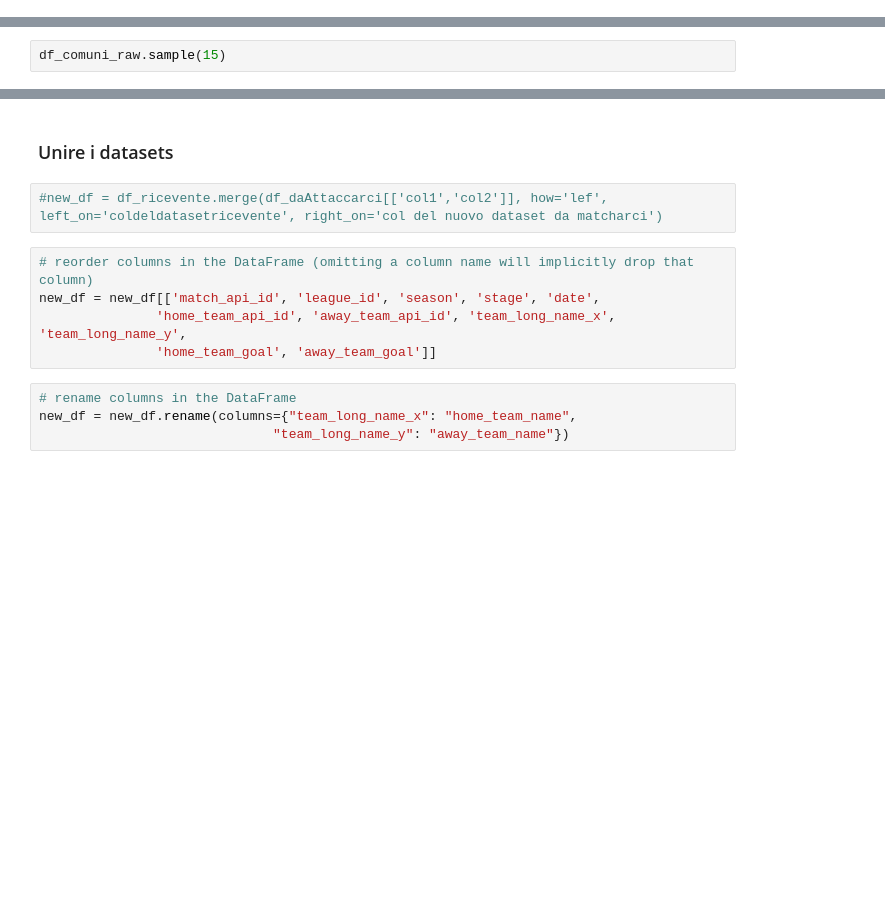
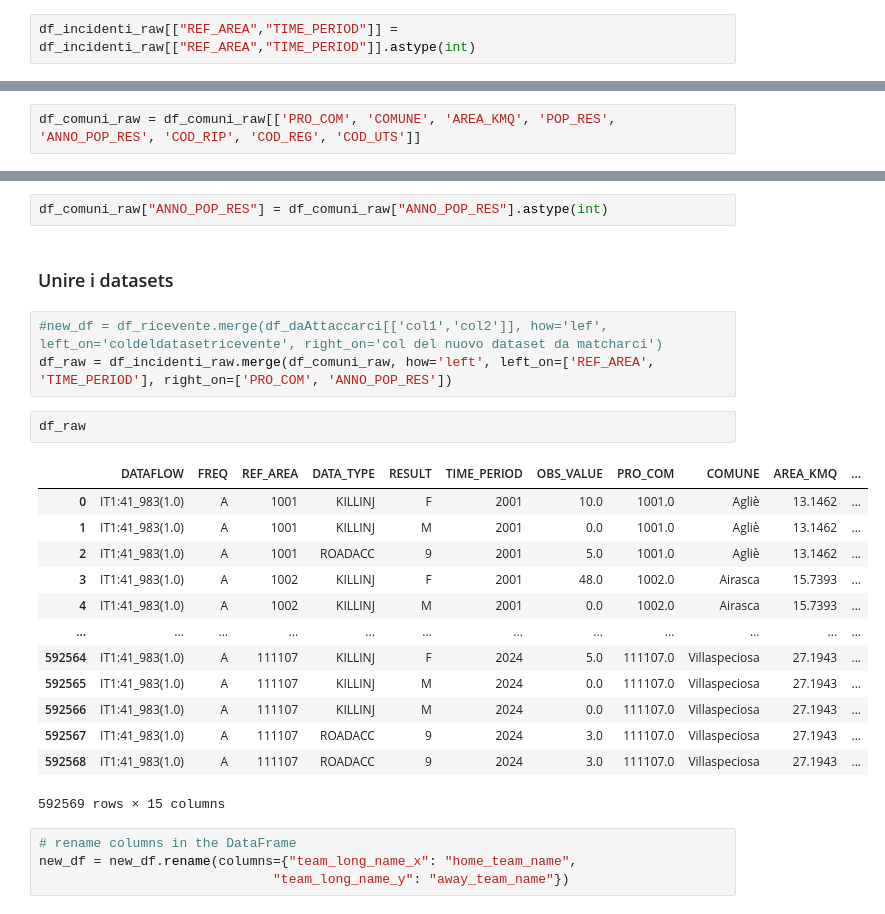
Before and after one commit to giuliocipone-lang/Boolean_capstone_project, a Jupyter notebook: sandbox/notebook1.ipynb, the cells around one changed output, grey strips where cells are left out. Saved outputs shown, nothing was run; the diff lists cells and outputs as text; blank space fills up the shorter version.

Commit message:
unito i due df incidenti+comuni!

```diff
--- a/sandbox/notebook1.ipynb
+++ b/sandbox/notebook1.ipynb
@@ -208,3 +174,5 @@ df_incidenti_raw
+# %%
+df_incidenti_raw[["REF_AREA","TIME_PERIOD"]] = df_incidenti_raw[["REF_AREA","TIME_PERIOD"]].astype(int)
 # %% [markdown]
 ### Dati comuni: nome, superficie, popolazione
 
@@ -227,4 +195,4 @@ for i in range(2001, current_year, 1):
 
 df_comuni_raw = pd.concat(dfs, ignore_index=True)
 # %%
-df_comuni_raw.sample(15)
+df_comuni_raw = df_comuni_raw[['PRO_COM', 'COMUNE', 'AREA_KMQ', 'POP_RES', 'ANNO_POP_RES', 'COD_RIP', 'COD_REG', 'COD_UTS']]
@@ -248,12 +199,26 @@ df_comuni_raw.sample(15)
+# %%
+df_comuni_raw["ANNO_POP_RES"] = df_comuni_raw["ANNO_POP_RES"].astype(int)
 # %% [markdown]
 ### Unire i datasets
 # %%
 #new_df = df_ricevente.merge(df_daAttaccarci[['col1','col2']], how='lef', left_on='coldeldatasetricevente', right_on='col del nuovo dataset da matcharci')
+df_raw = df_incidenti_raw.merge(df_comuni_raw, how='left', left_on=['REF_AREA', 'TIME_PERIOD'], right_on=['PRO_COM', 'ANNO_POP_RES'])
-# %%
-# reorder columns in the DataFrame (omitting a column name will implicitly drop that column)
-new_df = new_df[['match_api_id', 'league_id', 'season', 'stage', 'date',
-               'home_team_api_id', 'away_team_api_id', 'team_long_name_x', 'team_long_name_y',
-               'home_team_goal', 'away_team_goal']]
+# %%
+df_raw
+# %% [output]
+|  | DATAFLOW | FREQ | REF_AREA | DATA_TYPE | RESULT | TIME_PERIOD | OBS_VALUE | PRO_COM | COMUNE | AREA_KMQ | ... |
+| 0 | IT1:41_983(1.0) | A | 1001 | KILLINJ | F | 2001 | 10.0 | 1001.0 | Agliè | 13.1462 | ... |
+| 1 | IT1:41_983(1.0) | A | 1001 | KILLINJ | M | 2001 | 0.0 | 1001.0 | Agliè | 13.1462 | ... |
+| 2 | IT1:41_983(1.0) | A | 1001 | ROADACC | 9 | 2001 | 5.0 | 1001.0 | Agliè | 13.1462 | ... |
+| 3 | IT1:41_983(1.0) | A | 1002 | KILLINJ | F | 2001 | 48.0 | 1002.0 | Airasca | 15.7393 | ... |
+| 4 | IT1:41_983(1.0) | A | 1002 | KILLINJ | M | 2001 | 0.0 | 1002.0 | Airasca | 15.7393 | ... |
+| ... | ... | ... | ... | ... | ... | ... | ... | ... | ... | ... | ... |
+| 592564 | IT1:41_983(1.0) | A | 111107 | KILLINJ | F | 2024 | 5.0 | 111107.0 | Villaspeciosa | 27.1943 | ... |
+| 592565 | IT1:41_983(1.0) | A | 111107 | KILLINJ | M | 2024 | 0.0 | 111107.0 | Villaspeciosa | 27.1943 | ... |
+| 592566 | IT1:41_983(1.0) | A | 111107 | KILLINJ | M | 2024 | 0.0 | 111107.0 | Villaspeciosa | 27.1943 | ... |
+| 592567 | IT1:41_983(1.0) | A | 111107 | ROADACC | 9 | 2024 | 3.0 | 111107.0 | Villaspeciosa | 27.1943 | ... |
+| 592568 | IT1:41_983(1.0) | A | 111107 | ROADACC | 9 | 2024 | 3.0 | 111107.0 | Villaspeciosa | 27.1943 | ... |
+592569 rows × 15 columns
 # %%
 # rename columns in the DataFrame
 new_df = new_df.rename(columns={"team_long_name_x": "home_team_name",
```
Also changed, not shown: parts of 3 cells of this notebook.
